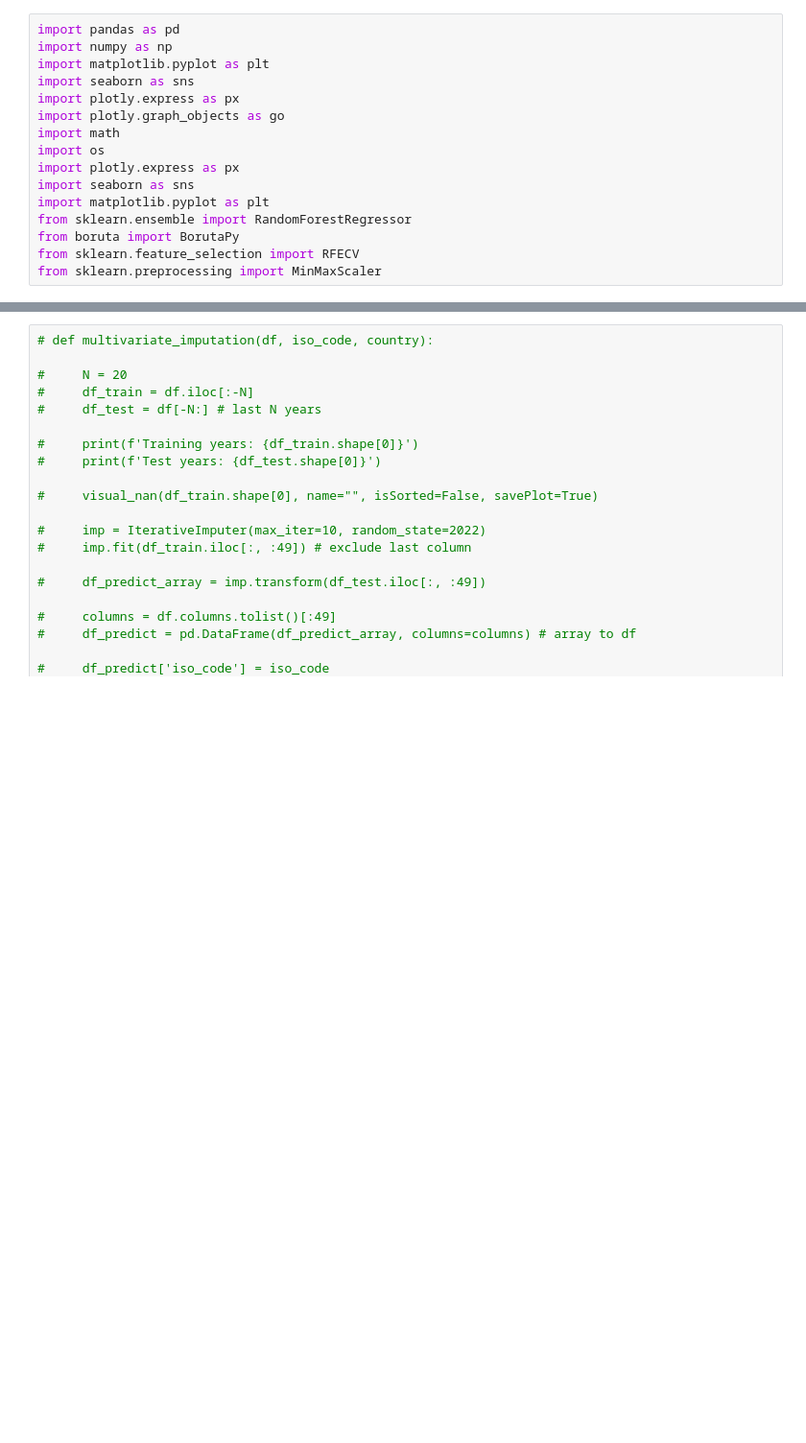
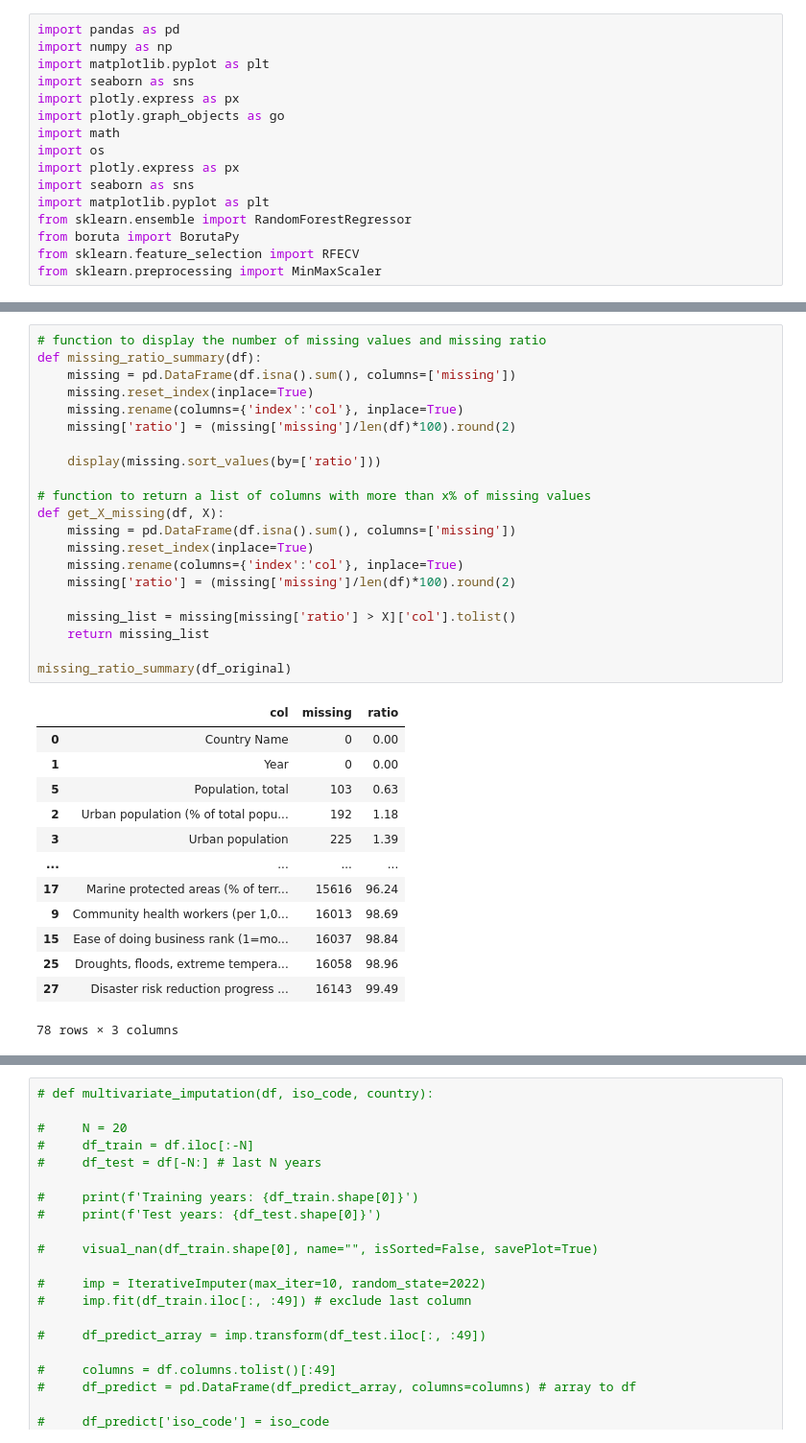
Before and after one commit to BingQuanChua/SASPICIOUS, a Jupyter notebook: eda_feature_selection.ipynb, the cells around one changed output, grey strips where cells are left out. Shown at 96% size. Cells and saved outputs as stored; diff of their text form; blank space fills up the shorter version.

```diff
--- a/eda_feature_selection.ipynb
+++ b/eda_feature_selection.ipynb
@@ -19,0 +61,35 @@ df_original.head()
+# %%
+# function to display the number of missing values and missing ratio
+def missing_ratio_summary(df):
+    missing = pd.DataFrame(df.isna().sum(), columns=['missing'])
+    missing.reset_index(inplace=True)
+    missing.rename(columns={'index':'col'}, inplace=True)
+    missing['ratio'] = (missing['missing']/len(df)*100).round(2)
+
+    display(missing.sort_values(by=['ratio']))
+
+# function to return a list of columns with more than x% of missing values
+def get_X_missing(df, X):
+    missing = pd.DataFrame(df.isna().sum(), columns=['missing'])
+    missing.reset_index(inplace=True)
+    missing.rename(columns={'index':'col'}, inplace=True)
+    missing['ratio'] = (missing['missing']/len(df)*100).round(2)
+
+    missing_list = missing[missing['ratio'] > X]['col'].tolist()
+    return missing_list
+
+missing_ratio_summary(df_original)
+# %% [output]
+|  | col | missing | ratio |
+| 0 | Country Name | 0 | 0.00 |
+| 1 | Year | 0 | 0.00 |
+| 5 | Population, total | 103 | 0.63 |
+| 2 | Urban population (% of total popu... | 192 | 1.18 |
+| 3 | Urban population | 225 | 1.39 |
+| ... | ... | ... | ... |
+| 17 | Marine protected areas (% of terr... | 15616 | 96.24 |
+| 9 | Community health workers (per 1,0... | 16013 | 98.69 |
+| 15 | Ease of doing business rank (1=mo... | 16037 | 98.84 |
+| 25 | Droughts, floods, extreme tempera... | 16058 | 98.96 |
+| 27 | Disaster risk reduction progress ... | 16143 | 99.49 |
+78 rows × 3 columns
```
Also changed, not shown: parts of 18 cells of this notebook, 1 other file.
